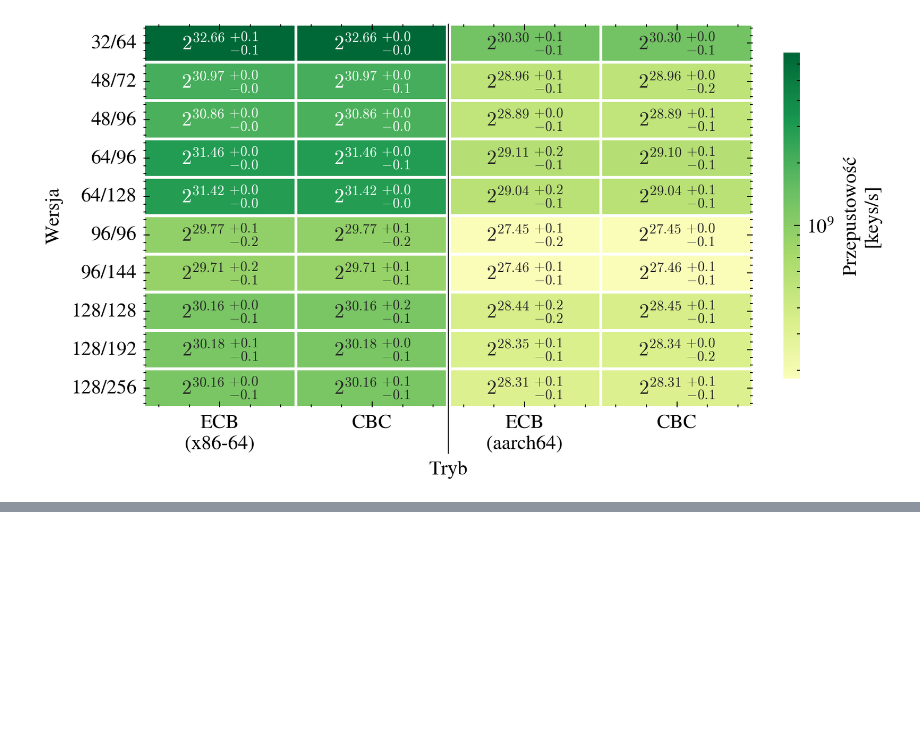
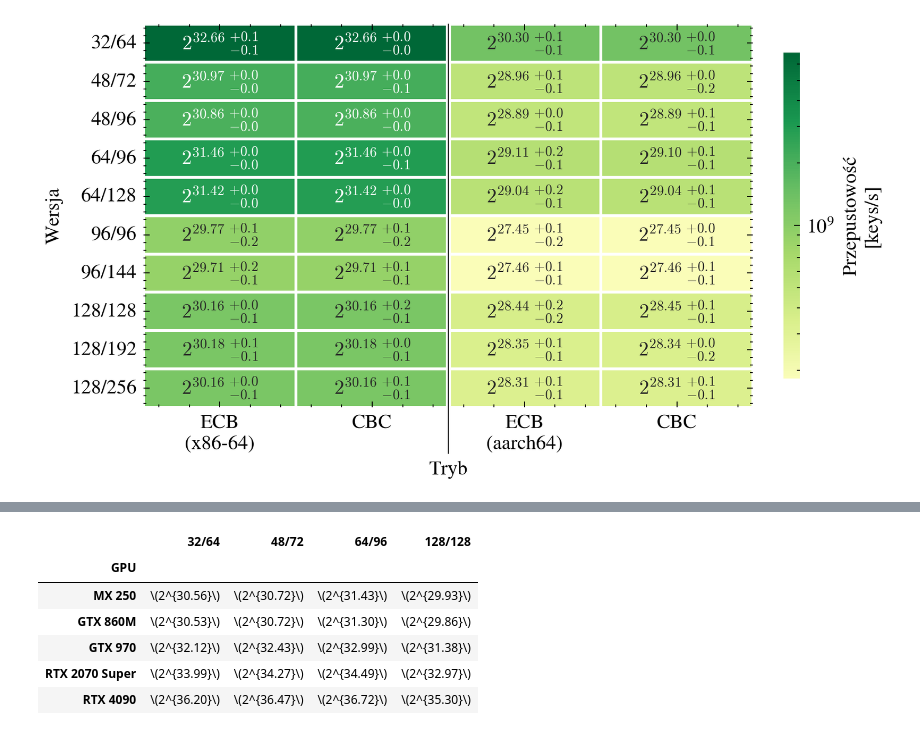
Before and after one commit to jan-chojnacki/SpeckProbe, a Jupyter notebook: analysis/notebooks/criterion.ipynb, the cells around one changed output, grey strips where cells are left out. Saved outputs shown, nothing was run; the diff lists cells and outputs as text; code cells hidden in the pictures; blank space fills up the shorter version.

```diff
--- a/analysis/notebooks/criterion.ipynb
+++ b/analysis/notebooks/criterion.ipynb
@@ -865,0 +909,11 @@ plot_system_mode_combined(
+# %%
+tezcan_fmt.to_csv("../csv/tezcan_results.csv")
+tezcan_fmt
+# %% [output]
+|  | 32/64 | 48/72 | 64/96 | 128/128 |
+| GPU |  |  |  |  |
+| MX 250 | \(2^{30.56}\) | \(2^{30.72}\) | \(2^{31.43}\) | \(2^{29.93}\) |
+| GTX 860M | \(2^{30.53}\) | \(2^{30.72}\) | \(2^{31.30}\) | \(2^{29.86}\) |
+| GTX 970 | \(2^{32.12}\) | \(2^{32.43}\) | \(2^{32.99}\) | \(2^{31.38}\) |
+| RTX 2070 Super | \(2^{33.99}\) | \(2^{34.27}\) | \(2^{34.49}\) | \(2^{32.97}\) |
+| RTX 4090 | \(2^{36.20}\) | \(2^{36.47}\) | \(2^{36.72}\) | \(2^{35.30}\) |
```
Also changed, not shown: parts of 4 cells of this notebook.
